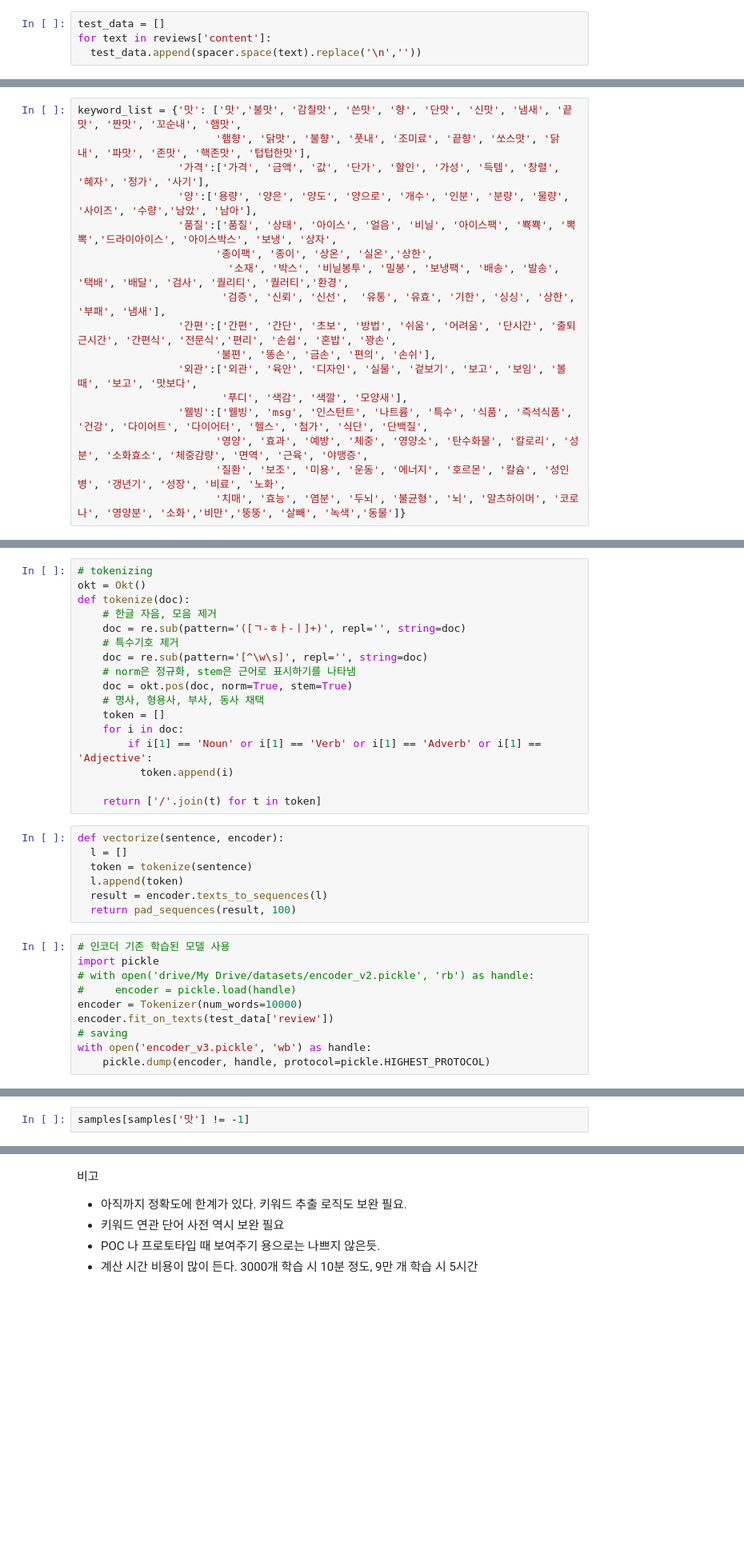
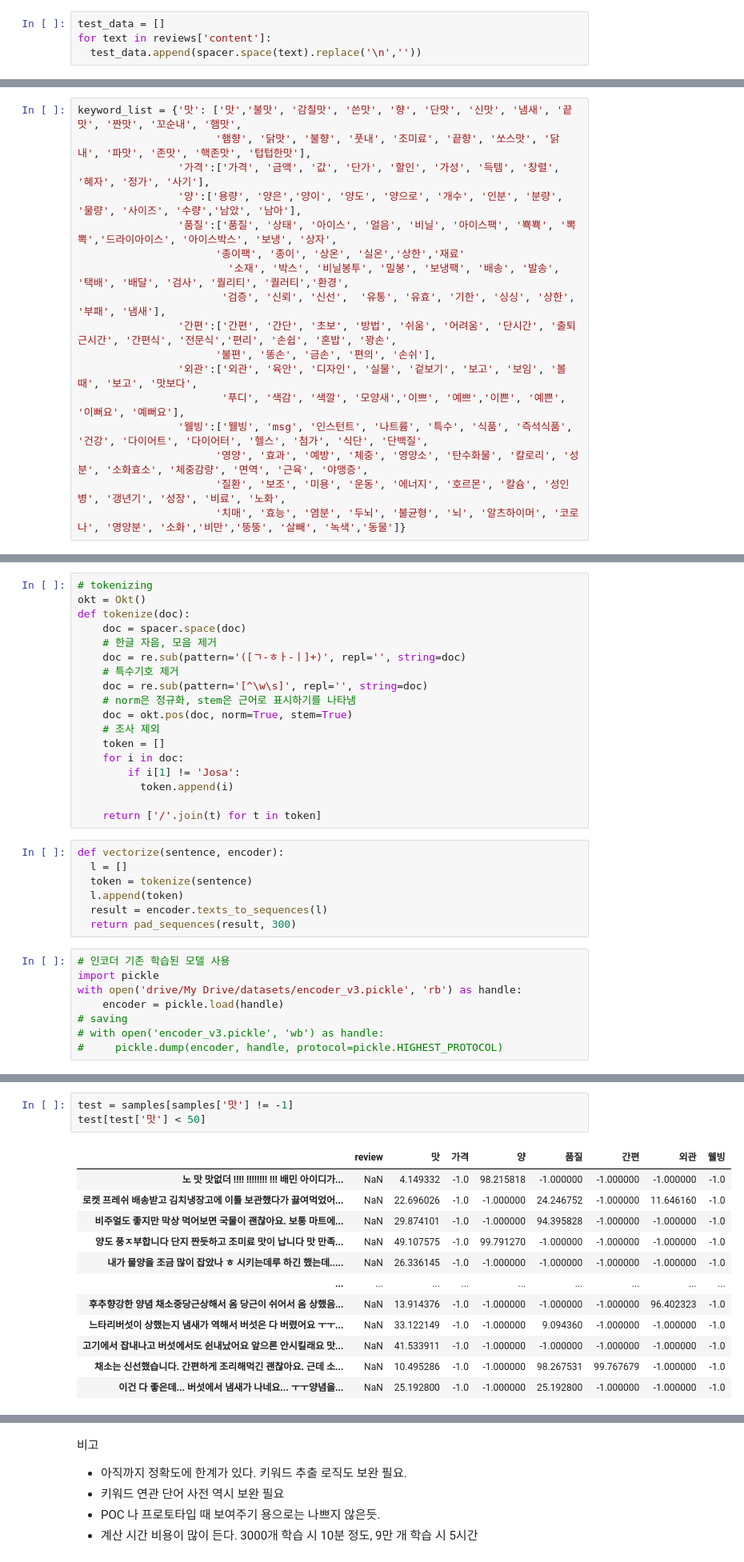
Before and after one commit to damdam-develop/modeling, a Jupyter notebook: code/keyword_model.ipynb, the cells around one changed output, grey strips where cells are left out. Shown: that part at 80% size. Saved outputs shown, nothing was run; the diff lists cells and outputs as text; blank space fills up the shorter version.

```diff
--- a/code/keyword_model.ipynb
+++ b/code/keyword_model.ipynb
@@ -76,15 +90,15 @@ test_data
 keyword_list = {'맛': ['맛','불맛', '감칠맛', '쓴맛', '향', '단맛', '신맛', '냄새', '끝맛', '짠맛', '꼬순내', '햄맛',
                       '햄향', '닭맛', '불향', '풋내', '조미료', '끝향', '쏘스맛', '닭내', '파맛', '존맛', '핵존맛', '텁텁한맛'],
                 '가격':['가격', '금액', '값', '단가', '할인', '가성', '득템', '창렬', '혜자', '정가', '사기'],
-                '양':['용량', '양은', '양도', '양으로', '개수', '인분', '분량', '물량', '사이즈', '수량','남았', '남아'],
+                '양':['용량', '양은','양이', '양도', '양으로', '개수', '인분', '분량', '물량', '사이즈', '수량','남았', '남아'],
                 '품질':['품질', '상태', '아이스', '얼음', '비닐', '아이스팩', '뾱뾱', '뽁뽁','드라이아이스', '아이스박스', '보냉', '상자',
-                      '종이팩', '종이', '상온', '실온','상한',
+                      '종이팩', '종이', '상온', '실온','상한','재료'
                         '소재', '박스', '비닐봉투', '밀봉', '보냉팩', '배송', '발송', '택배', '배달', '검사', '퀄리티', '퀄러티','환경',
                        '검증', '신뢰', '신선',  '유통', '유효', '기한', '싱싱', '상한', '부패', '냄새'],
                 '간편':['간편', '간단', '초보', '방법', '쉬움', '어려움', '단시간', '출퇴근시간', '간편식', '전문식','편리', '손쉽', '혼밥', '꽝손',
                       '불편', '똥손', '금손', '편의', '손쉬'],
                 '외관':['외관', '육안', '디자인', '실물', '겉보기', '보고', '보임', '볼때', '보고', '맛보다',
-                       '푸디', '색감', '색깔', '모양새'],
+                       '푸디', '색감', '색깔', '모양새','이쁘', '예쁘','이쁜', '예쁜', '이뻐요', '예뻐요'],
                 '웰빙':['웰빙', 'msg', '인스턴트', '나트륨', '특수', '식품', '즉석식품', '건강', '다이어트', '다이어터', '헬스', '첨가', '식단', '단백질',
                       '영양', '효과', '예방', '체중', '영양소', '탄수화물', '칼로리', '성분', '소화효소', '체중감량', '면역', '근육', '야맹증',
                       '질환', '보조', '미용', '운동', '에너지', '호르몬', '칼슘', '성인병', '갱년기', '성장', '비료', '노화',
@@ -97,16 +125,17 @@ test_data
 # tokenizing
 okt = Okt()
 def tokenize(doc):
+    doc = spacer.space(doc)
     # 한글 자음, 모음 제거
     doc = re.sub(pattern='([ㄱ-ㅎㅏ-ㅣ]+)', repl='', string=doc)
     # 특수기호 제거
     doc = re.sub(pattern='[^\w\s]', repl='', string=doc)
     # norm은 정규화, stem은 근어로 표시하기를 나타냄
     doc = okt.pos(doc, norm=True, stem=True)
-    # 명사, 형용사, 부사, 동사 채택
+    # 조사 제외
     token = []
     for i in doc:
-        if i[1] == 'Noun' or i[1] == 'Verb' or i[1] == 'Adverb' or i[1] == 'Adjective':
+        if i[1] != 'Josa':
           token.append(i)
 
     return ['/'.join(t) for t in token]
@@ -116,17 +145,15 @@ def vectorize(sentence, encoder):
   token = tokenize(sentence)
   l.append(token)
   result = encoder.texts_to_sequences(l)
-  return pad_sequences(result, 100)
+  return pad_sequences(result, 300)
 # %%
 # 인코더 기존 학습된 모델 사용
 import pickle
-# with open('drive/My Drive/datasets/encoder_v2.pickle', 'rb') as handle:
-#     encoder = pickle.load(handle)
-encoder = Tokenizer(num_words=10000)
-encoder.fit_on_texts(test_data['review'])
+with open('drive/My Drive/datasets/encoder_v3.pickle', 'rb') as handle:
+    encoder = pickle.load(handle)
 # saving
-with open('encoder_v3.pickle', 'wb') as handle:
-    pickle.dump(encoder, handle, protocol=pickle.HIGHEST_PROTOCOL)
+# with open('encoder_v3.pickle', 'wb') as handle:
+#     pickle.dump(encoder, handle, protocol=pickle.HIGHEST_PROTOCOL)
 # %%
 def inject_keyword(text, window):
   # 결과값
@@ -192,2 +233,16 @@ samples
 # %%
-samples[samples['맛'] != -1]
+test = samples[samples['맛'] != -1]
+test[test['맛'] < 50]
+# %% [output]
+|  | review | 맛 | 가격 | 양 | 품질 | 간편 | 외관 | 웰빙 |
+| 노 맛 맛없더 !!!! !!!!!!!! !!! 배민 아이디가... | NaN | 4.149332 | -1.0 | 98.215818 | -1.000000 | -1.000000 | -1.000000 | -1.0 |
+| 로켓 프레쉬 배송받고 김치냉장고에 이틀 보관했다가 끓여먹었어... | NaN | 22.696026 | -1.0 | -1.000000 | 24.246752 | -1.000000 | 11.646160 | -1.0 |
+| 비주얼도 좋지만 막상 먹어보면 국물이 괜찮아요. 보통 마트에... | NaN | 29.874101 | -1.0 | -1.000000 | 94.395828 | -1.000000 | -1.000000 | -1.0 |
+| 양도 풍ㅈ부합니다 단지 짠듯하고 조미료 맛이 납니다 맛 만족... | NaN | 49.107575 | -1.0 | 99.791270 | -1.000000 | -1.000000 | -1.000000 | -1.0 |
+| 내가 물양을 조금 많이 잡았나 ㅎ 시키는데루 하긴 했는데..... | NaN | 26.336145 | -1.0 | -1.000000 | -1.000000 | -1.000000 | -1.000000 | -1.0 |
+| ... | ... | ... | ... | ... | ... | ... | ... | ... |
+| 후추향강한 양념 채소중당근상해서 옴 당근이 쉬어서 옴 상했음... | NaN | 13.914376 | -1.0 | -1.000000 | -1.000000 | -1.000000 | 96.402323 | -1.0 |
+| 느타리버섯이 상했는지 냄새가 역해서 버섯은 다 버렸어요 ㅜㅜ... | NaN | 33.122149 | -1.0 | -1.000000 | 9.094360 | -1.000000 | -1.000000 | -1.0 |
+| 고기에서 잡내나고 버섯에서도 쉰내났어요 앞으론 안시킬래요 맛... | NaN | 41.533911 | -1.0 | -1.000000 | -1.000000 | -1.000000 | -1.000000 | -1.0 |
+| 채소는 신선했습니다. 간편하게 조리해먹긴 괜찮아요. 근데 소... | NaN | 10.495286 | -1.0 | -1.000000 | 98.267531 | 99.767679 | -1.000000 | -1.0 |
+| 이건 다 좋은데... 버섯에서 냄새가 나네요... ㅜㅜ양념을... | NaN | 25.192800 | -1.0 | -1.000000 | 25.192800 | -1.000000 | -1.000000 | -1.0 |
```
Also changed, not shown: parts of 10 cells of this notebook.
